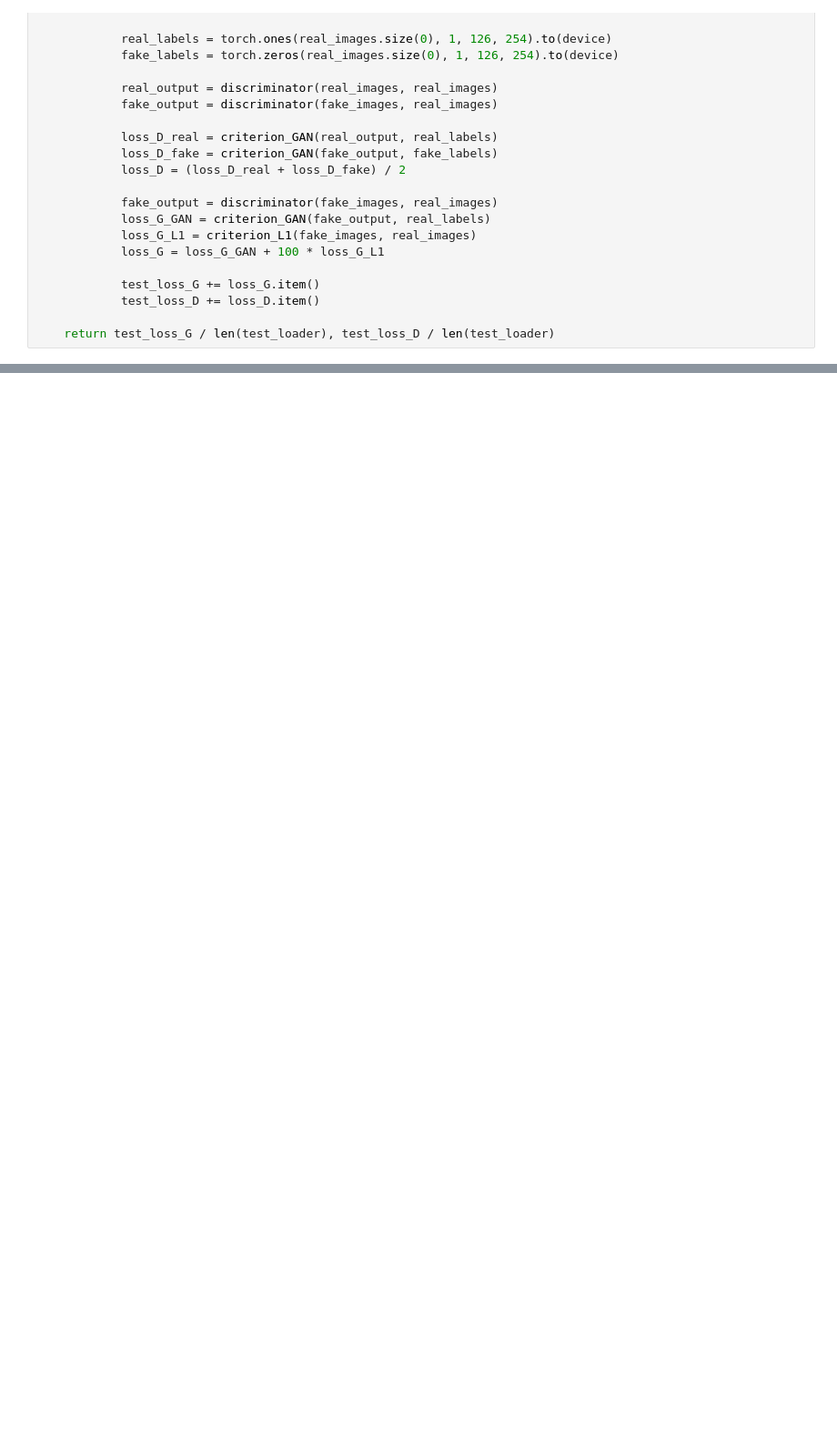
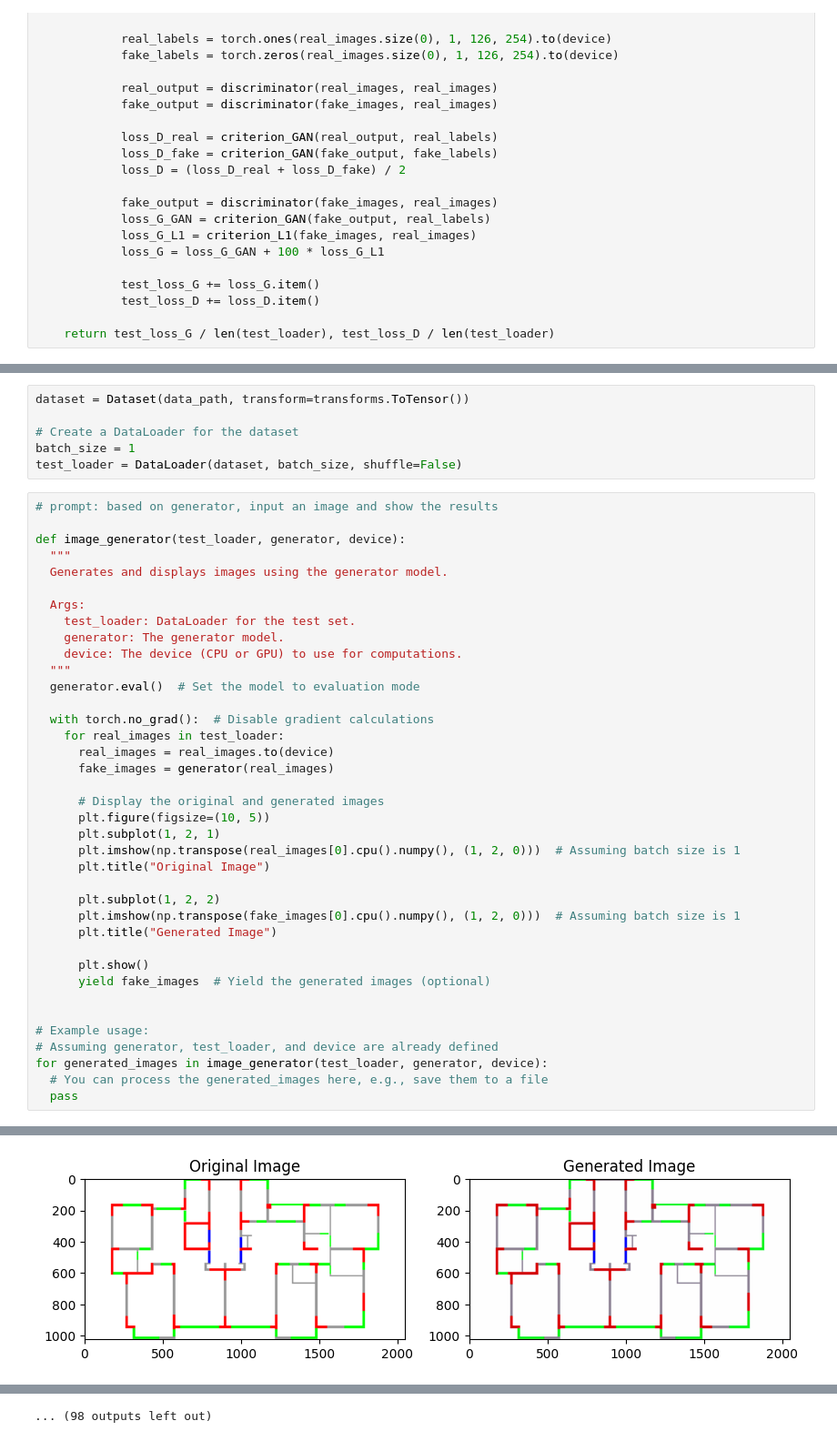
Before and after one commit to KurtSoncco/Generative-Struct, a Jupyter notebook: code/Model.ipynb, the cells around one changed output, grey strips where cells are left out. Shown at 91% size. Saved outputs shown, nothing was run; the diff lists cells and outputs as text; blank space fills up the shorter version.

```diff
--- a/code/Model.ipynb
+++ b/code/Model.ipynb
@@ -472,0 +457,45 @@ plot_losses(train_losses, val_losses)
+# %%
+dataset = Dataset(data_path, transform=transforms.ToTensor())
+
+# Create a DataLoader for the dataset
+batch_size = 1
+test_loader = DataLoader(dataset, batch_size, shuffle=False)
+# %%
+# prompt: based on generator, input an image and show the results
+
+def image_generator(test_loader, generator, device):
+  """
+  Generates and displays images using the generator model.
+
+  Args:
+    test_loader: DataLoader for the test set.
+    generator: The generator model.
+    device: The device (CPU or GPU) to use for computations.
+  """
+  generator.eval()  # Set the model to evaluation mode
+
+  with torch.no_grad():  # Disable gradient calculations
+    for real_images in test_loader:
+      real_images = real_images.to(device)
+      fake_images = generator(real_images)
+
+      # Display the original and generated images
+      plt.figure(figsize=(10, 5))
+      plt.subplot(1, 2, 1)
+      plt.imshow(np.transpose(real_images[0].cpu().numpy(), (1, 2, 0)))  # Assuming batch size is 1
+      plt.title("Original Image")
+
+      plt.subplot(1, 2, 2)
+      plt.imshow(np.transpose(fake_images[0].cpu().numpy(), (1, 2, 0)))  # Assuming batch size is 1
+      plt.title("Generated Image")
+
+      plt.show()
+      yield fake_images  # Yield the generated images (optional)
+
+
+# Example usage:
+# Assuming generator, test_loader, and device are already defined
+for generated_images in image_generator(test_loader, generator, device):
+  # You can process the generated_images here, e.g., save them to a file
+  pass
+# %% [output]
@@ -472,0 +503 @@ plot_losses(train_losses, val_losses)
+[figure, added]
@@ -472,0 +514 @@ plot_losses(train_losses, val_losses)
+... (98 outputs left out)
```
Also changed, not shown: parts of 13 cells of this notebook.
